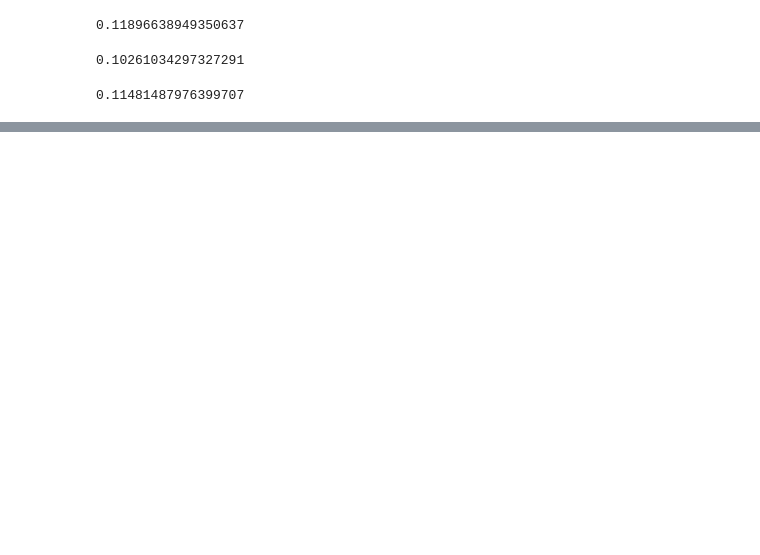
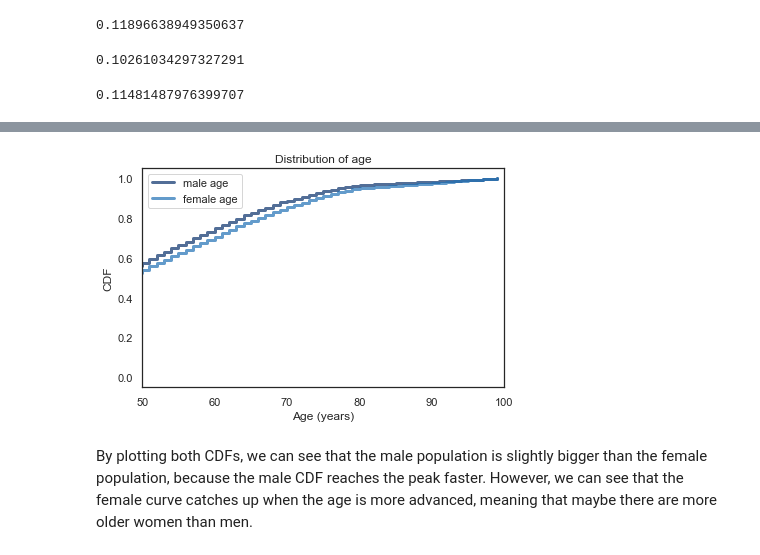
Before and after one commit to filipefborba/ThinkStats2, a Jupyter notebook: homeworks/homework02.ipynb, the cells around one changed output, grey strips where cells are left out. Drawn from its saved outputs; the diff is of its cells as text; code cells hidden in the pictures; blank space fills up the shorter version.

```diff
--- a/homeworks/homework02.ipynb
+++ b/homeworks/homework02.ipynb
@@ -570,0 +606,11 @@ Since we have a value of approximately 0.10, the distribution is slightly skewed
+# %%
+thinkplot.cdf(cdf_age_male, label='male age')
+thinkplot.cdf(cdf_age_female, label='female age')
+decorate(title='Distribution of age',
+         xlabel='Age (years)',
+         ylabel='CDF',
+        xlim=(50,100))
+# %% [output]
+[figure, added]
+# %% [markdown]
+By plotting both CDFs, we can see that the male population is slightly bigger than the female population, because the male CDF reaches the peak faster. However, we can see that the female curve catches up when the age is more advanced, meaning that maybe there are more older women than men.
```
Also changed, not shown: parts of 23 cells of this notebook.
